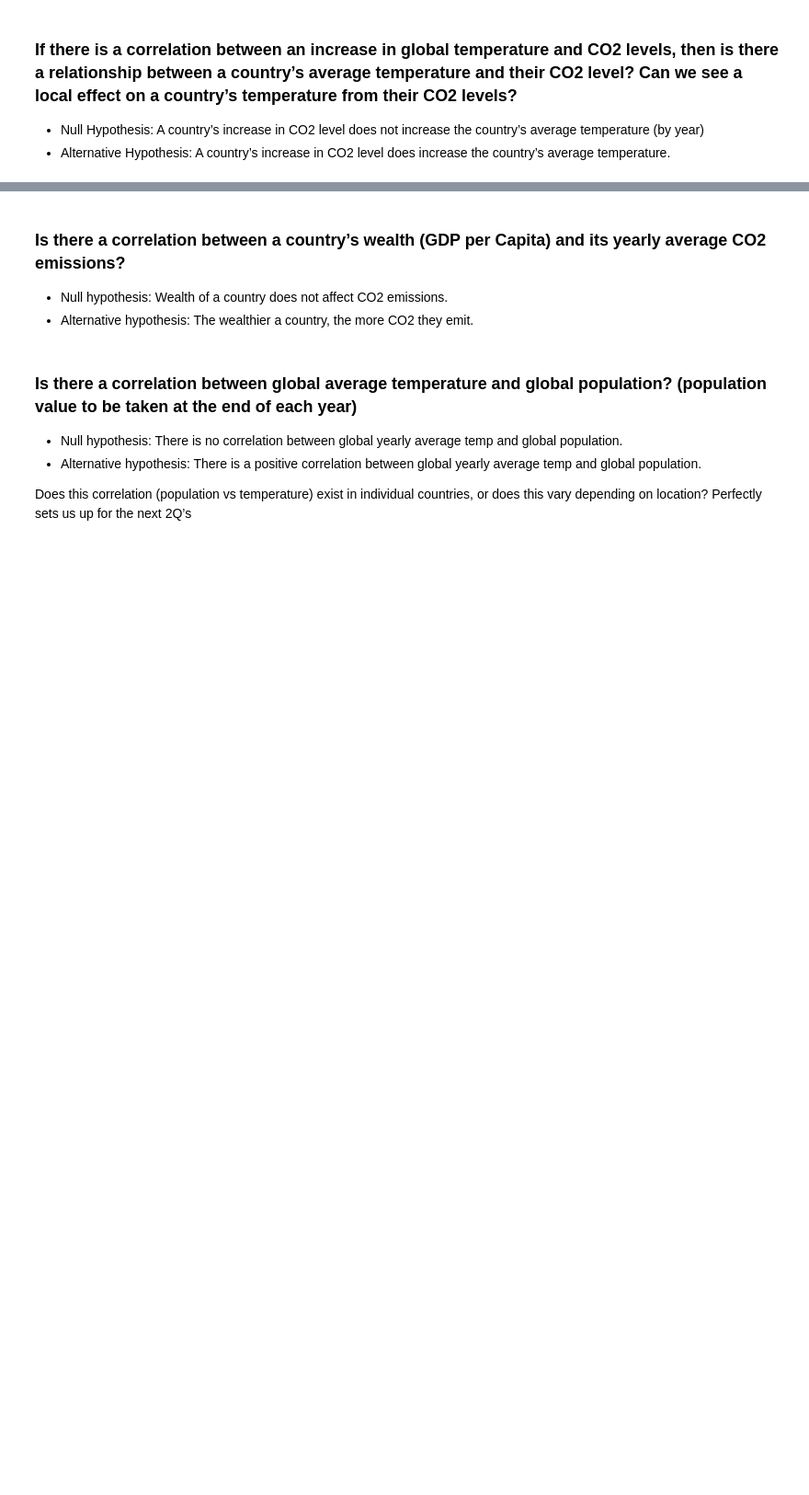
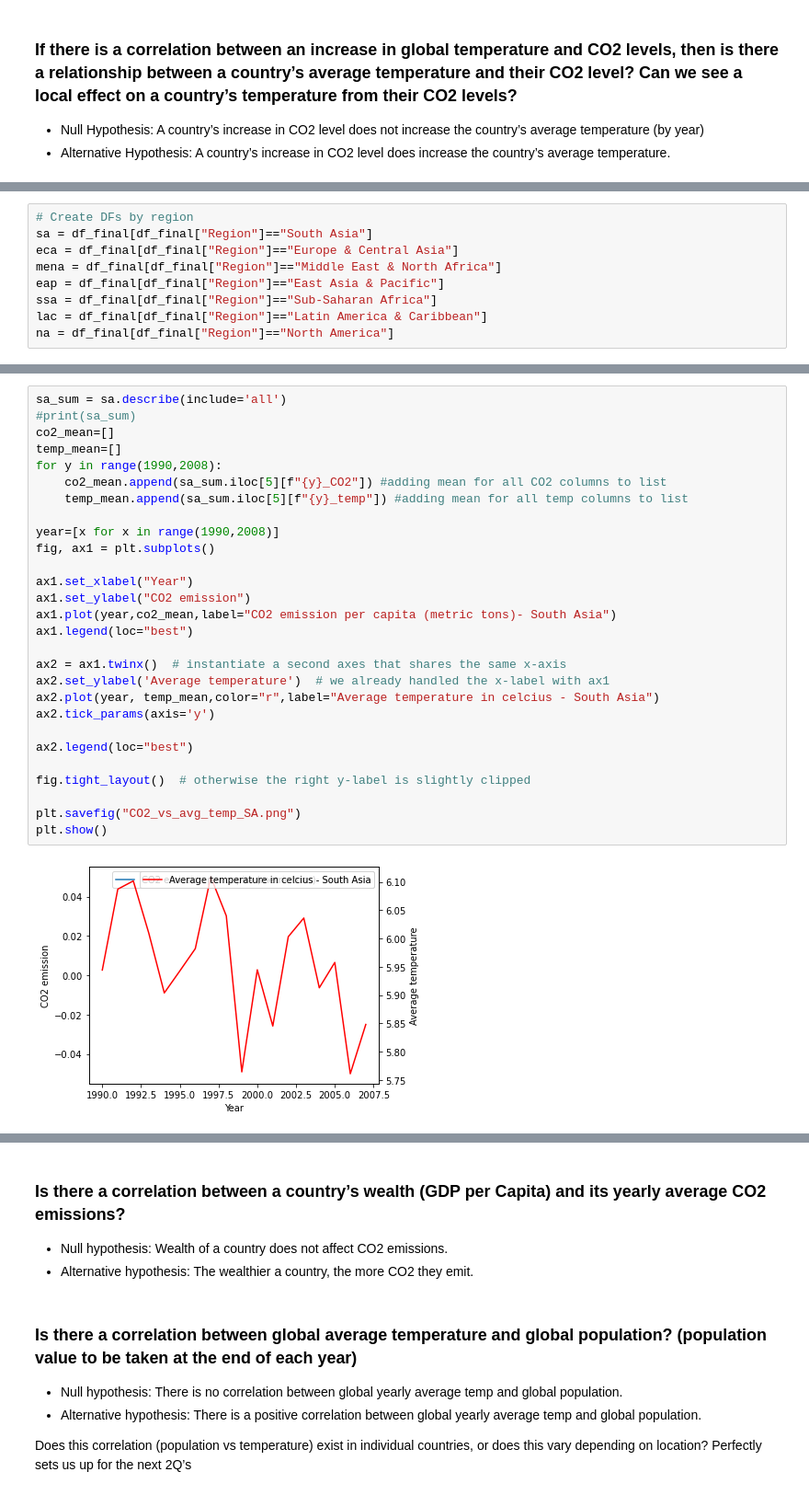
Before and after one commit to Heesu-H/project_1, a Jupyter notebook: ClimateChangePy.ipynb, the cells around one changed output, grey strips where cells are left out. Shown: that part at 92% size. Saved outputs shown, nothing was run; the diff lists cells and outputs as text; blank space fills up the shorter version.

```diff
--- a/ClimateChangePy.ipynb
+++ b/ClimateChangePy.ipynb
@@ -173,0 +275,9 @@ df.sort_values(by="Region", axis=0)
+# %%
+# Create DFs by region
+sa = df_final[df_final["Region"]=="South Asia"]
+eca = df_final[df_final["Region"]=="Europe & Central Asia"]
+mena = df_final[df_final["Region"]=="Middle East & North Africa"]
+eap = df_final[df_final["Region"]=="East Asia & Pacific"]
+ssa = df_final[df_final["Region"]=="Sub-Saharan Africa"]
+lac = df_final[df_final["Region"]=="Latin America & Caribbean"]
+na = df_final[df_final["Region"]=="North America"]
@@ -173,0 +318,30 @@ df.sort_values(by="Region", axis=0)
+# %%
+sa_sum = sa.describe(include='all')
+#print(sa_sum)
+co2_mean=[]
+temp_mean=[]
+for y in range(1990,2008):
+    co2_mean.append(sa_sum.iloc[5][f"{y}_CO2"]) #adding mean for all CO2 columns to list
+    temp_mean.append(sa_sum.iloc[5][f"{y}_temp"]) #adding mean for all temp columns to list
+
+year=[x for x in range(1990,2008)]
+fig, ax1 = plt.subplots()
+
+ax1.set_xlabel("Year")
+ax1.set_ylabel("CO2 emission")
+ax1.plot(year,co2_mean,label="CO2 emission per capita (metric tons)- South Asia")
+ax1.legend(loc="best")
+
+ax2 = ax1.twinx()  # instantiate a second axes that shares the same x-axis
+ax2.set_ylabel('Average temperature')  # we already handled the x-label with ax1
+ax2.plot(year, temp_mean,color="r",label="Average temperature in celcius - South Asia")
+ax2.tick_params(axis='y')
+
+ax2.legend(loc="best")
+
+fig.tight_layout()  # otherwise the right y-label is slightly clipped
+
+plt.savefig("CO2_vs_avg_temp_SA.png")
+plt.show()
+# %% [output]
+[figure, added]
```
Also changed, not shown: parts of 53 cells of this notebook, 15 other files.
